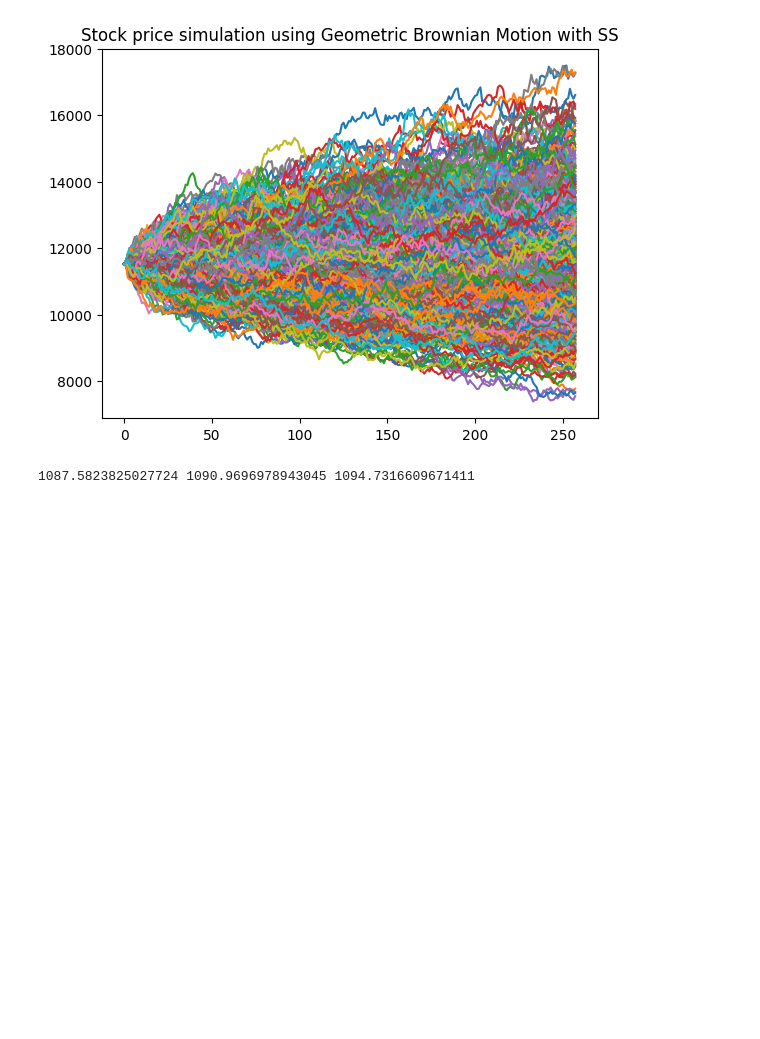
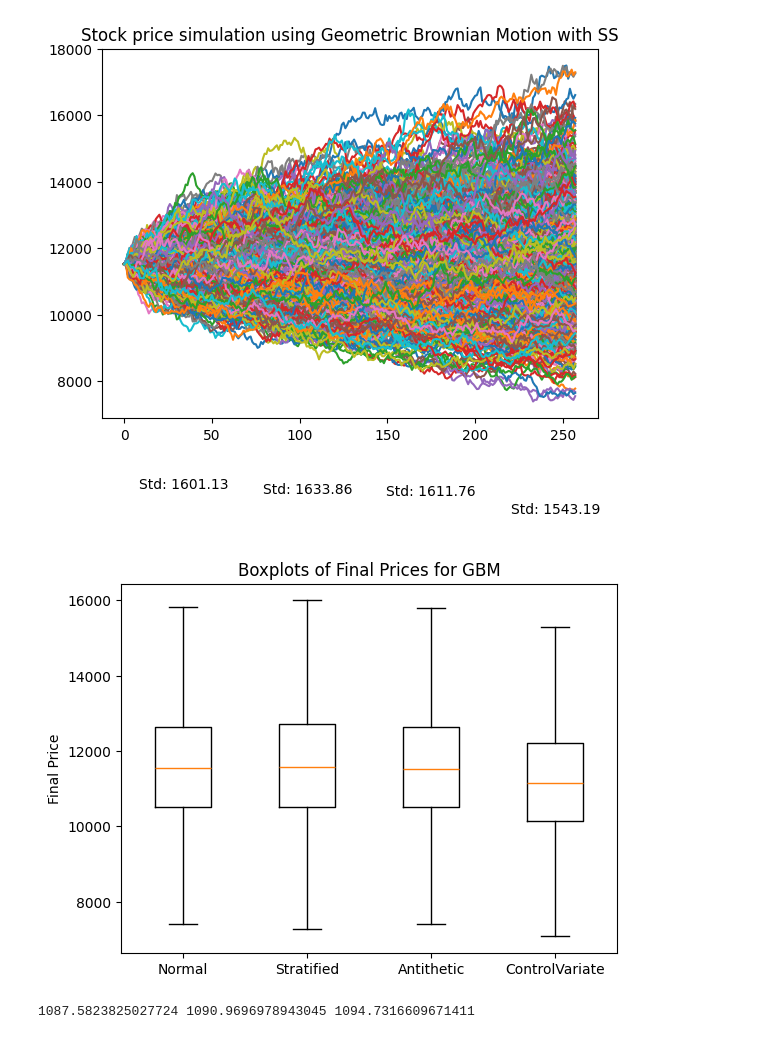
Before and after one commit to mk43v3r/MH4518-Simulation-Techniques-In-Finance, a Jupyter notebook: gbm.ipynb, the cells around one changed output. Saved outputs shown, nothing was run; the diff lists cells and outputs as text; code cells hidden in the pictures; blank space fills up the shorter version.

Commit message:
Generate boxplots.

```diff
--- a/gbm.ipynb
+++ b/gbm.ipynb
@@ -103,6 +103,29 @@ plt.title('Stock price simulation using Geometric Brownian Motion with SS')
 # %% [output]
 Text(0.5, 1.0, 'Stock price simulation using Geometric Brownian Motion with SS')
 [figure]
+# %%
+S_CV = np.load('gmb_control_variate_sim.npy')
+
+# Calculate the volatility (standard deviation) for each set of final prices
+volatility_normal = np.std(S[:, -1])
+volatility_stratified = np.std(S_SS[:, -1])
+volatility_antithetic = np.std(S_AV[:, -1])
+volatility_control_variate = np.std(S_CV[:, -1])
+
+# Create the boxplot
+plt.boxplot([S[:, -1], S_SS[:, -1], S_AV[:, -1], S_CV[:, -1]], labels=["Normal", "Stratified", "Antithetic", "ControlVariate"], showfliers=False)
+plt.ylabel("Final Price")
+plt.title("Boxplots of Final Prices for GBM")
+
+# Annotate the plot with the calculated volatility
+plt.text(1, max(S[:, -1]), f"Std: {volatility_normal:.2f}", ha='center', va='bottom', fontsize=10)
+plt.text(2, max(S_SS[:, -1]), f"Std: {volatility_stratified:.2f}", ha='center', va='bottom', fontsize=10)
+plt.text(3, max(S_AV[:, -1]), f"Std: {volatility_antithetic:.2f}", ha='center', va='bottom', fontsize=10)
+plt.text(4, max(S_CV[:, -1]), f"Std: {volatility_control_variate:.2f}", ha='center', va='bottom', fontsize=10)
+
+plt.show()
+# %% [output]
+[figure, added]
 # %%
 derivative_price = payoff_sim(S)
 derivative_price_AV = payoff_sim(S_AV)
```
Also changed, not shown: 2 other files.
